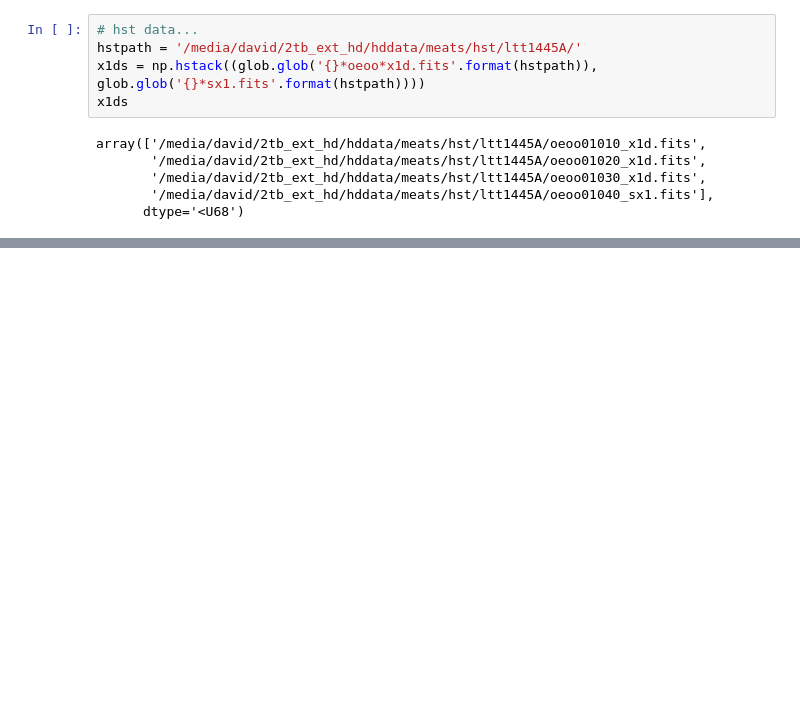
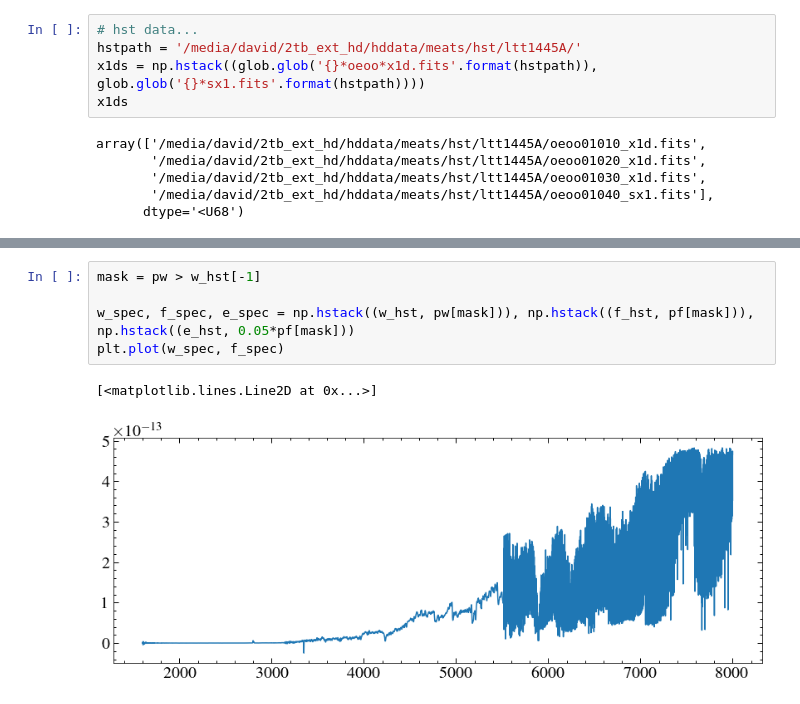
Before and after one commit to davidjwilson/ltt1445, a Jupyter notebook: new_swift_phot.ipynb, the cells around one changed output, grey strips where cells are left out. Drawn from its saved outputs; the diff is of its cells as text; blank space fills up the shorter version.

```diff
--- a/new_swift_phot.ipynb
+++ b/new_swift_phot.ipynb
@@ -104,0 +184,8 @@ plt.legend(by_label.values(), by_label.keys())
+# %%
+mask = pw > w_hst[-1]
+
+w_spec, f_spec, e_spec = np.hstack((w_hst, pw[mask])), np.hstack((f_hst, pf[mask])), np.hstack((e_hst, 0.05*pf[mask]))
+plt.plot(w_spec, f_spec)
+# %% [output]
+[<matplotlib.lines.Line2D at 0x...>]
+[figure, added]
```
Also changed, not shown: parts of 8 cells of this notebook, 2 other files.
